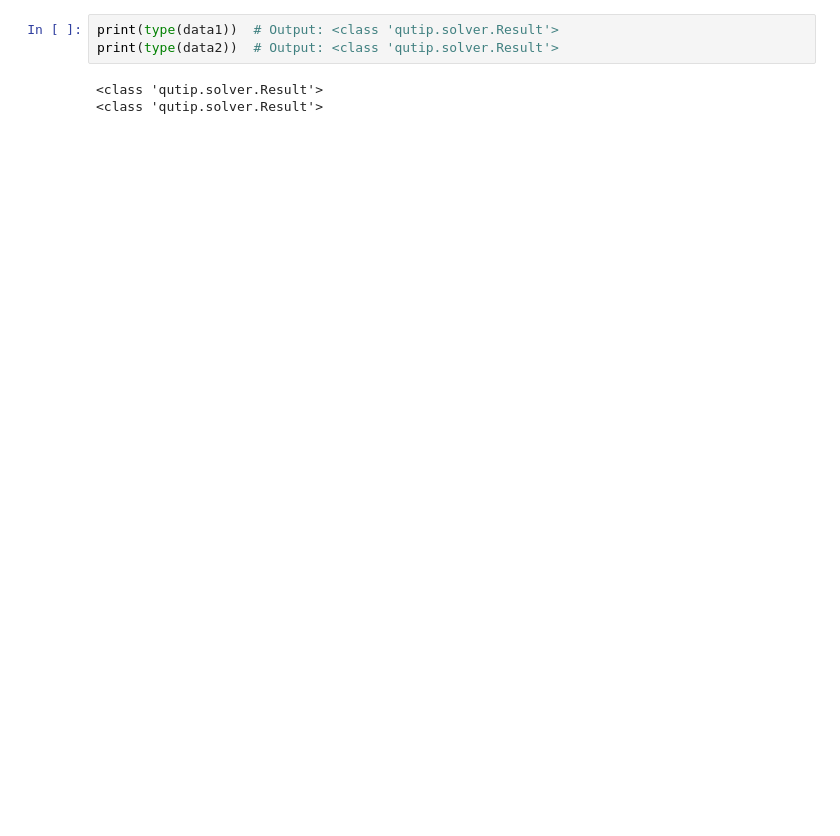
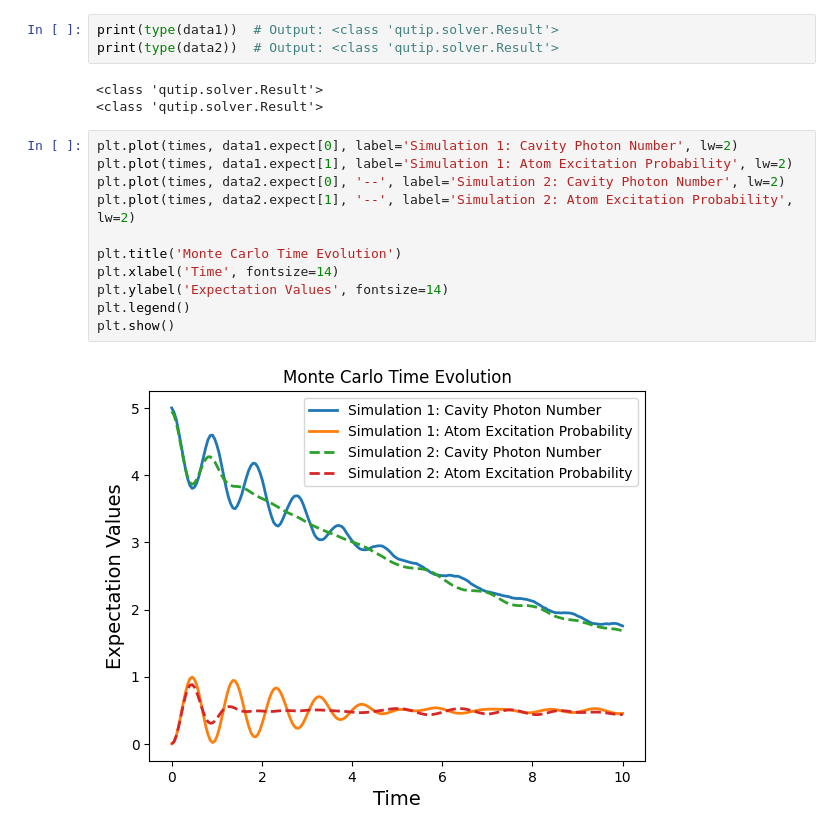
Before and after one commit to ubsuny/MC-CP2P2024, a Jupyter notebook: mc_simulation_2level_system.ipynb, the cells around one changed output. Saved outputs shown, nothing was run; the diff lists cells and outputs as text; blank space fills up the shorter version.

Commit message:
Make visualization more discernable.

```diff
--- a/mc_simulation_2level_system.ipynb
+++ b/mc_simulation_2level_system.ipynb
@@ -148,3 +148,16 @@ print(type(data2))  # Output: <class 'qutip.solver.Result'>
 # %% [output]
 <class 'qutip.solver.Result'>
 <class 'qutip.solver.Result'>
+# %%
+plt.plot(times, data1.expect[0], label='Simulation 1: Cavity Photon Number', lw=2)
+plt.plot(times, data1.expect[1], label='Simulation 1: Atom Excitation Probability', lw=2)
+plt.plot(times, data2.expect[0], '--', label='Simulation 2: Cavity Photon Number', lw=2)
+plt.plot(times, data2.expect[1], '--', label='Simulation 2: Atom Excitation Probability', lw=2)
+
+plt.title('Monte Carlo Time Evolution')
+plt.xlabel('Time', fontsize=14)
+plt.ylabel('Expectation Values', fontsize=14)
+plt.legend()
+plt.show()
+# %% [output]
+[figure, added]
```
Also changed, not shown: parts of 8 cells of this notebook.
